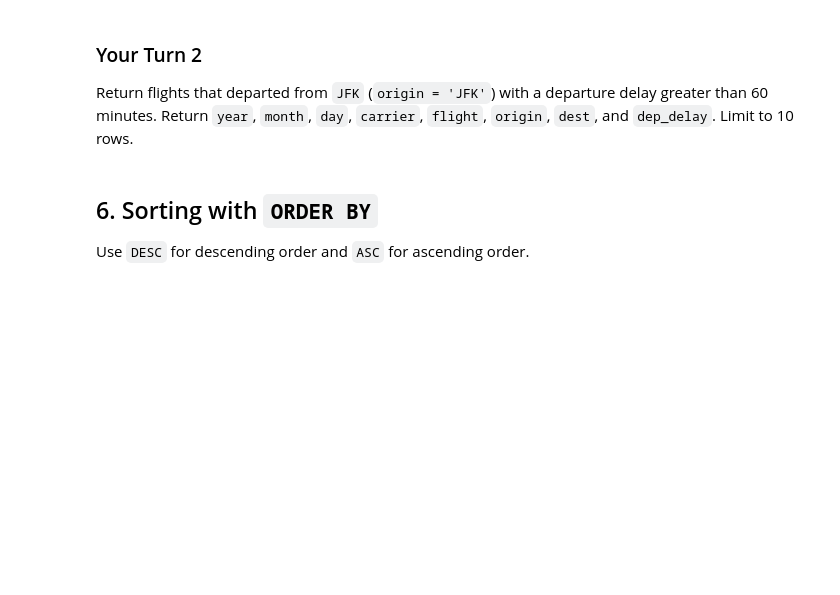
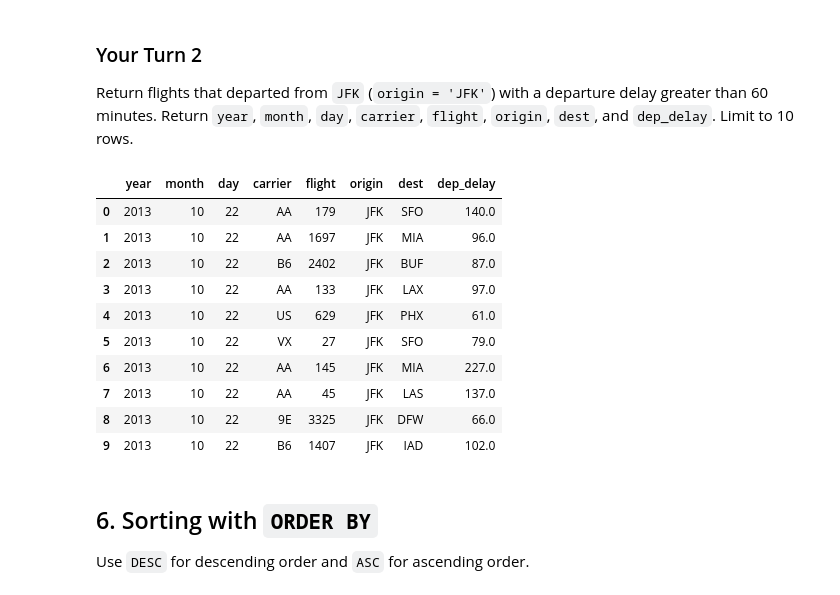
Before and after one commit to YaraAltarawneh/ban6003-week-09-10-YaraAltarawneh, a Jupyter notebook: notebooks/module9_neon_sql_fundamentals_guided_lab.ipynb, the cells around one changed output. Saved outputs shown, nothing was run; the diff lists cells and outputs as text; code cells hidden in the pictures; blank space fills up the shorter version.

```diff
--- a/notebooks/module9_neon_sql_fundamentals_guided_lab.ipynb
+++ b/notebooks/module9_neon_sql_fundamentals_guided_lab.ipynb
@@ -57,31 +77,16 @@ Never commit `.env`. The `.gitignore` file already tells Git to ignore it. Do no
 # %%
 from pathlib import Path
 
-# Find the top folder of the repository (the folder that contains README.md).
+# Find the top folder of the repository.
 repo_root = Path.cwd()
 if not (repo_root / "README.md").exists() and (repo_root.parent / "README.md").exists():
     repo_root = repo_root.parent
 
-# Create the .env file the first time. Git ignores this file, so it never goes to GitHub.
-env_path = repo_root / ".env"
-if not env_path.exists():
-    env_path.write_text(
-        '# Paste the connection string from the Canvas page "Module 9 Database Connection"\n'
-        "# right after DATABASE_URL= (no spaces, no quotes). Then save this file.\n"
-        "# Git ignores this file. Never commit it.\n"
-        "DATABASE_URL=\n"
-    )
-    print("Created the file .env in the top folder of your repository.")
+# Database connection URL
+database_url = "postgresql://ban6003_student_readonly:cPEiBKJNCLUqXlQE9t0ctZf6PVFr@ep-red-bonus-and7moz1-pooler.c-6.us-east-1.aws.neon.tech/neondb?sslmode=require&channel_binding=require"
 
-load_dotenv(env_path, override=True)
-database_url = os.getenv("DATABASE_URL")
+# Create database engine
+engine = create_engine(database_url)
 
-if not database_url:
-    print("DATABASE_URL is empty. To fix it:")
-    print("1. Open the file .env in the top folder of your repository (next to README.md).")
-    print('2. Paste the connection string from the Canvas page "Module 9 Database Connection" right after DATABASE_URL=')
-    print("3. Save .env and run this cell again.")
-    raise RuntimeError("DATABASE_URL is not set. Follow the steps printed above.")
-
-print("DATABASE_URL loaded. For safety, we do not print the connection string.")
+print("Connection engine created. For safety, we do not print the connection string.")
 # %% [output]
@@ -193,12 +260,37 @@ run_query(query, engine)
 
 Return flights that departed from `JFK` (`origin = 'JFK'`) with a departure delay greater than 60 minutes. Return `year`, `month`, `day`, `carrier`, `flight`, `origin`, `dest`, and `dep_delay`. Limit to 10 rows.
 # %%
+
 # Your Turn 2
 query = """
-
+SELECT
+    year,
+    month,
+    day,
+    carrier,
+    flight,
+    origin,
+    dest,
+    dep_delay
+FROM flights
+WHERE origin = 'JFK'
+  AND dep_delay > 60
+LIMIT 10;
 """
 
 run_query(query, engine)
+# %% [output]
+|  | year | month | day | carrier | flight | origin | dest | dep_delay |
+| 0 | 2013 | 10 | 22 | AA | 179 | JFK | SFO | 140.0 |
+| 1 | 2013 | 10 | 22 | AA | 1697 | JFK | MIA | 96.0 |
+| 2 | 2013 | 10 | 22 | B6 | 2402 | JFK | BUF | 87.0 |
+| 3 | 2013 | 10 | 22 | AA | 133 | JFK | LAX | 97.0 |
+| 4 | 2013 | 10 | 22 | US | 629 | JFK | PHX | 61.0 |
+| 5 | 2013 | 10 | 22 | VX | 27 | JFK | SFO | 79.0 |
+| 6 | 2013 | 10 | 22 | AA | 145 | JFK | MIA | 227.0 |
+| 7 | 2013 | 10 | 22 | AA | 45 | JFK | LAS | 137.0 |
+| 8 | 2013 | 10 | 22 | 9E | 3325 | JFK | DFW | 66.0 |
+| 9 | 2013 | 10 | 22 | B6 | 1407 | JFK | IAD | 102.0 |
 # %% [markdown]
 ## 6. Sorting with `ORDER BY`
 
```
Also changed, not shown: parts of 25 cells of this notebook, 2 other files.
